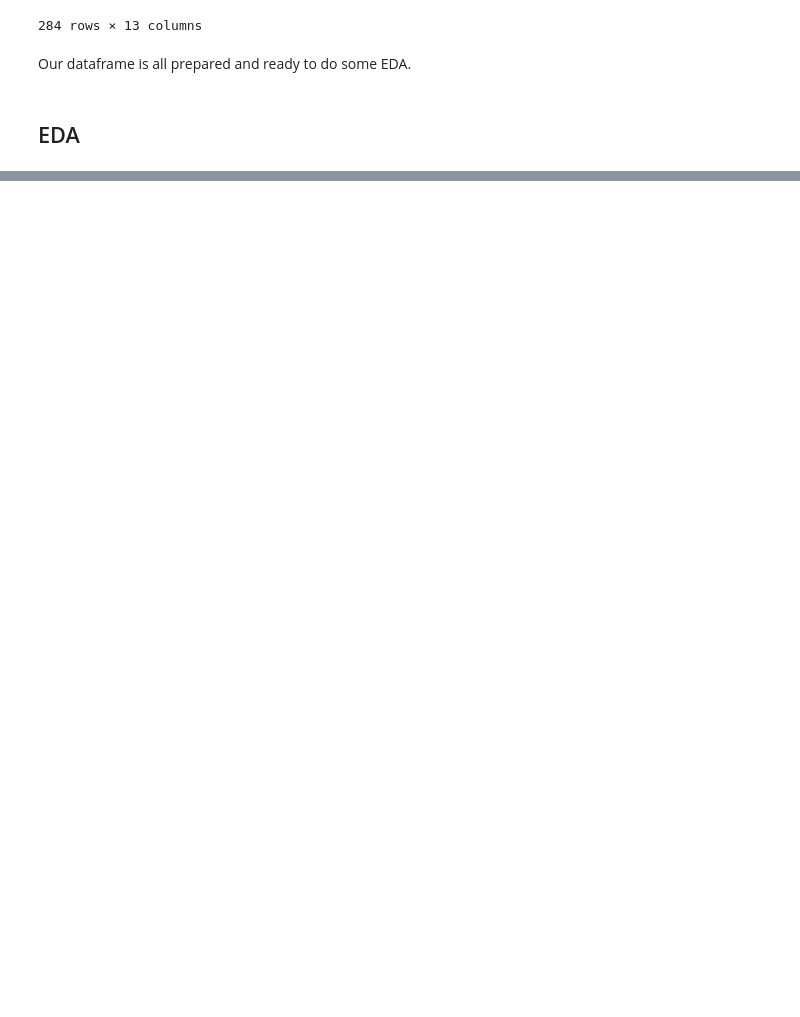
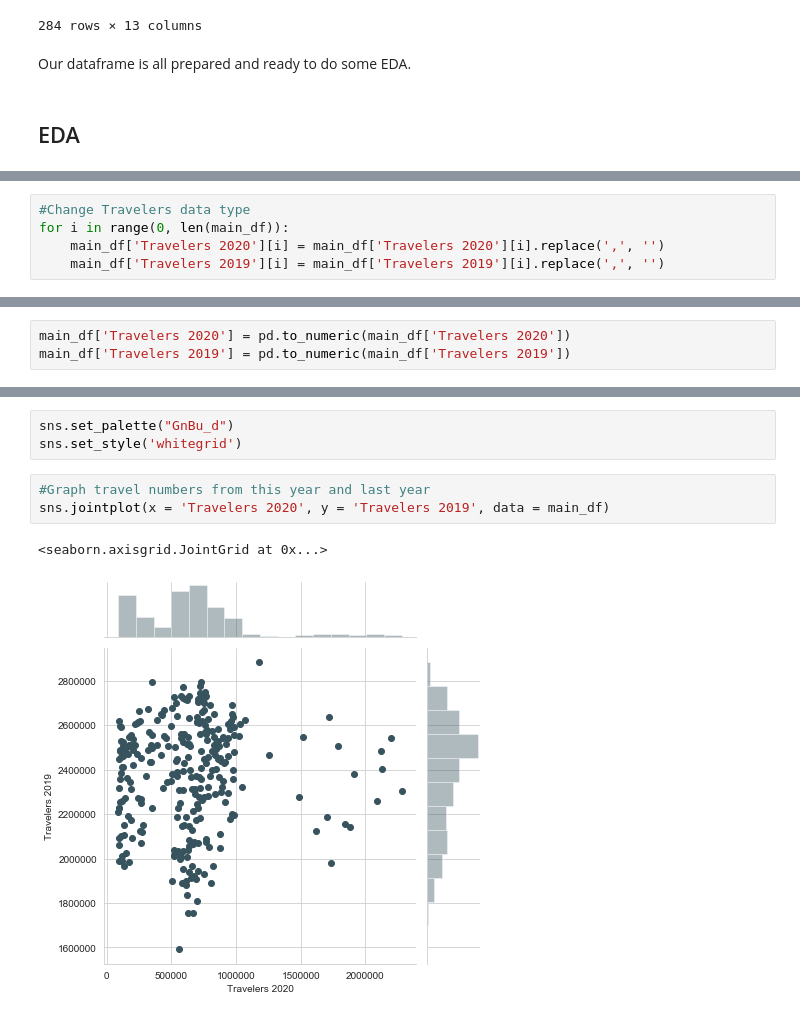
Before and after one commit to devscotte/Air-Travelers, a Jupyter notebook: final_project.ipynb, the cells around one changed output, grey strips where cells are left out. Saved outputs shown, nothing was run; the diff lists cells and outputs as text; blank space fills up the shorter version.

```diff
--- a/final_project.ipynb
+++ b/final_project.ipynb
@@ -274,0 +288,5 @@ Our dataframe is all prepared and ready to do some EDA.
+# %%
+#Change Travelers data type
+for i in range(0, len(main_df)):
+    main_df['Travelers 2020'][i] = main_df['Travelers 2020'][i].replace(',', '')
+    main_df['Travelers 2019'][i] = main_df['Travelers 2019'][i].replace(',', '')
@@ -274,0 +302,3 @@ Our dataframe is all prepared and ready to do some EDA.
+# %%
+main_df['Travelers 2020'] = pd.to_numeric(main_df['Travelers 2020'])
+main_df['Travelers 2019'] = pd.to_numeric(main_df['Travelers 2019'])
@@ -274,0 +318,9 @@ Our dataframe is all prepared and ready to do some EDA.
+# %%
+sns.set_palette("GnBu_d")
+sns.set_style('whitegrid')
+# %%
+#Graph travel numbers from this year and last year
+sns.jointplot(x = 'Travelers 2020', y = 'Travelers 2019', data = main_df)
+# %% [output]
+<seaborn.axisgrid.JointGrid at 0x...>
+[figure, added]
```
Also changed, not shown: parts of 9 cells of this notebook.
